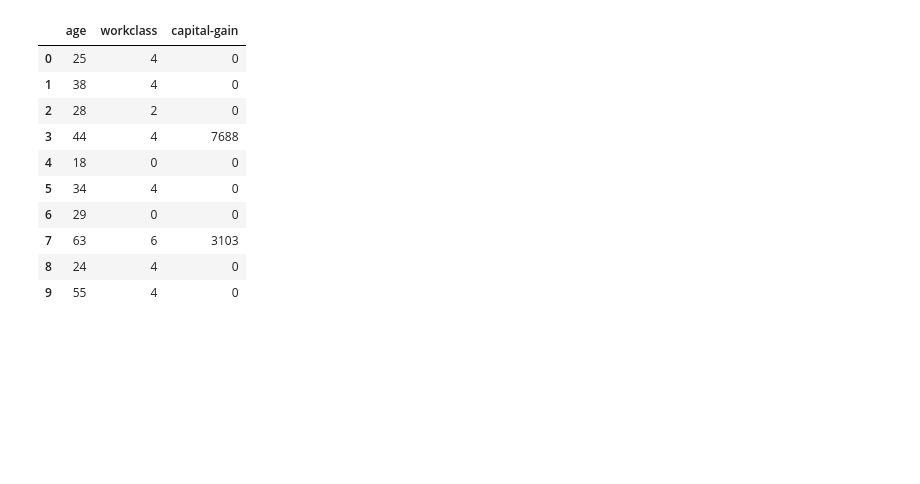
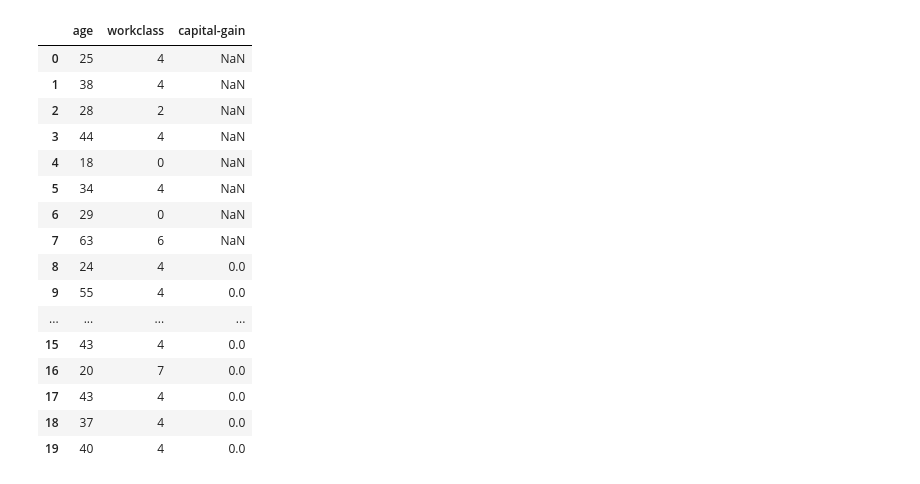
Before and after one commit to Kem0sabe/CTAB_GAN_EXPANDED, a Jupyter notebook: adult.ipynb, the cells around one changed output. Cells and saved outputs as stored; diff of their text form; code cells hidden in the pictures; blank space fills up the shorter version.

```diff
--- a/adult.ipynb
+++ b/adult.ipynb
@@ -1,23 +1,30 @@
 # %%
 import numpy as np
 import pandas as pd
 import glob
 from model.ctabgan import CTABGAN
 df = pd.read_csv("Real_Datasets/adult.csv")
 #df = df.drop(columns=['Year','Model'])
 df = df[['age', 'workclass', 'capital-gain']]
 df = df.head(1000)
-df.head(10)
+df.loc[:7, 'capital-gain'] = np.nan
+df.head(20)
 # %% [output]
 |  | age | workclass | capital-gain |
-| 0 | 25 | 4 | 0 |
-| 1 | 38 | 4 | 0 |
-| 2 | 28 | 2 | 0 |
-| 3 | 44 | 4 | 7688 |
-| 4 | 18 | 0 | 0 |
-| 5 | 34 | 4 | 0 |
-| 6 | 29 | 0 | 0 |
-| 7 | 63 | 6 | 3103 |
-| 8 | 24 | 4 | 0 |
-| 9 | 55 | 4 | 0 |
+| 0 | 25 | 4 | NaN |
+| 1 | 38 | 4 | NaN |
+| 2 | 28 | 2 | NaN |
+| 3 | 44 | 4 | NaN |
+| 4 | 18 | 0 | NaN |
+| 5 | 34 | 4 | NaN |
+| 6 | 29 | 0 | NaN |
+| 7 | 63 | 6 | NaN |
+| 8 | 24 | 4 | 0.0 |
+| 9 | 55 | 4 | 0.0 |
+| ... | ... | ... | ... |
+| 15 | 43 | 4 | 0.0 |
+| 16 | 20 | 7 | 0.0 |
+| 17 | 43 | 4 | 0.0 |
+| 18 | 37 | 4 | 0.0 |
+| 19 | 40 | 4 | 0.0 |
 # %%
```
Also changed, not shown: parts of 5 cells of this notebook, 9 other files.
